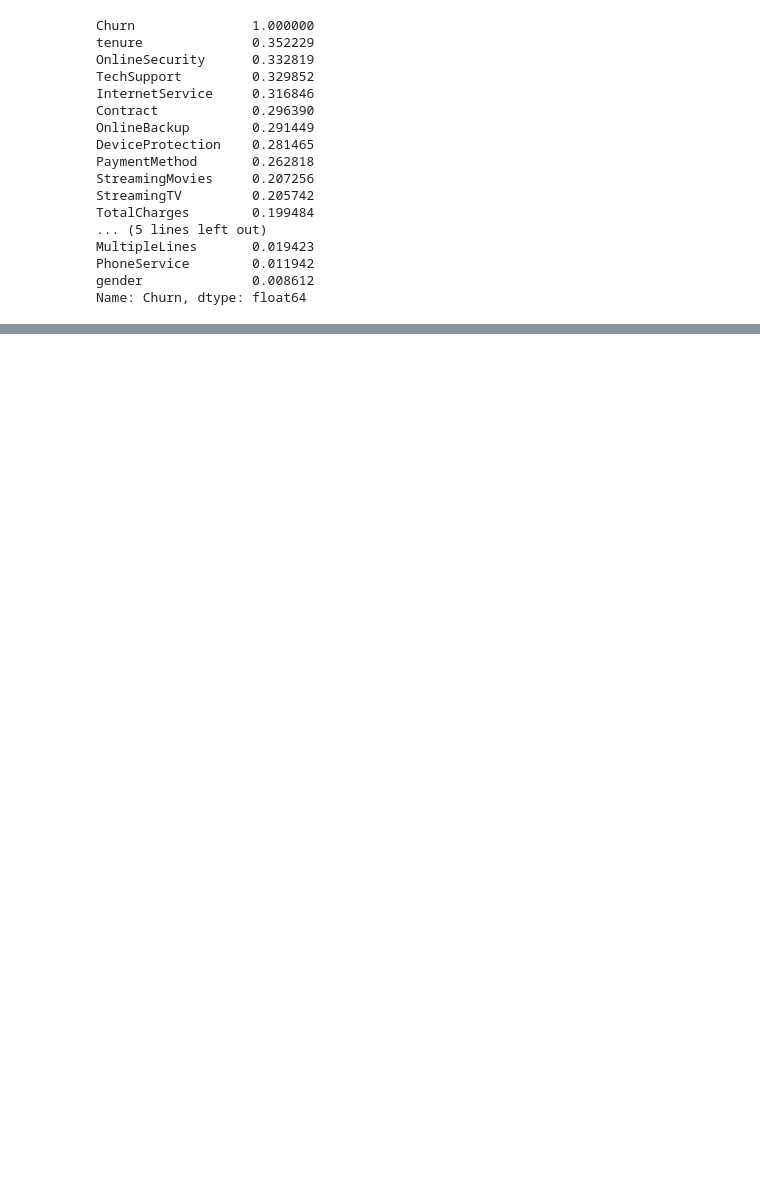
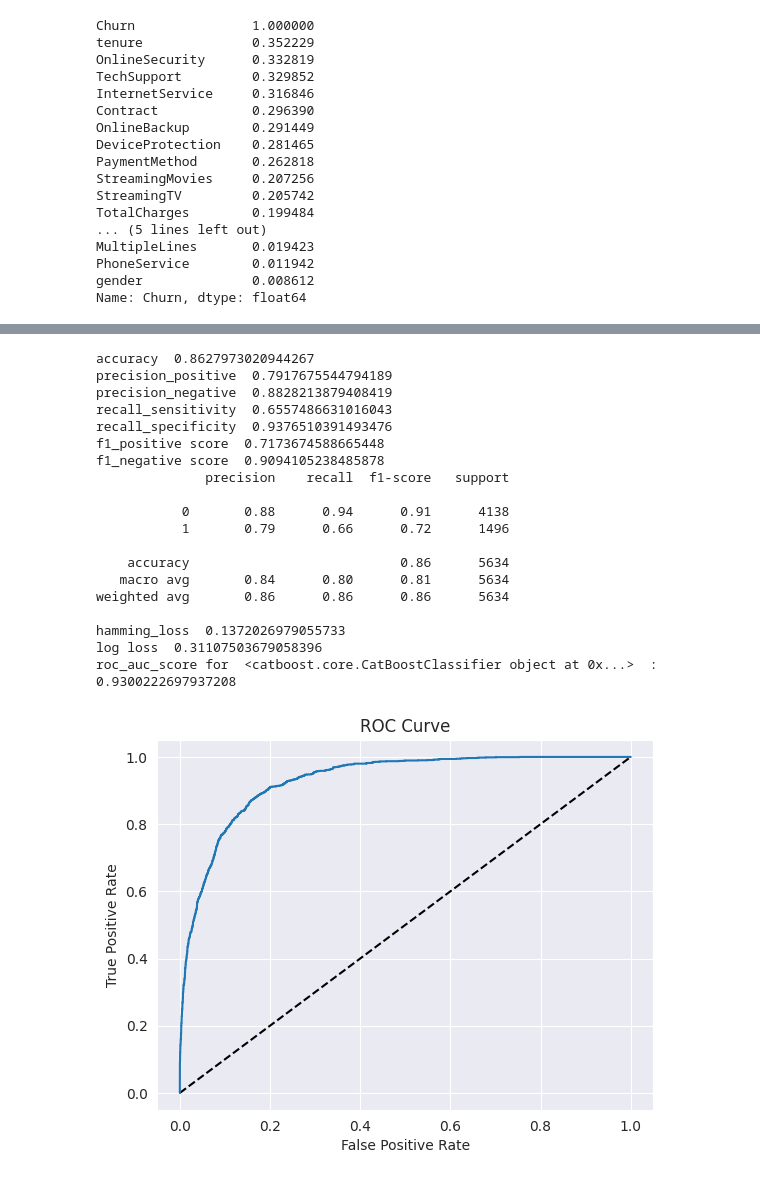
Before and after one commit to AnitaTasnim/Mentorness-ML-internship, a Jupyter notebook: customer_churn.ipynb, the cells around one changed output, grey strips where cells are left out. Cells and saved outputs as stored; diff of their text form; code cells hidden in the pictures; blank space fills up the shorter version.

```diff
--- a/customer_churn.ipynb
+++ b/customer_churn.ipynb
@@ -957,0 +807,2 @@ Feature importance scores are not available for this model.
+# %%
+X = df.drop(['Churn'], axis=1)
@@ -957,0 +822,9 @@ Feature importance scores are not available for this model.
+# %%
+from sklearn.model_selection import train_test_split
+#Let’s split X and y using Train test split
+X_train,X_test,y_train,y_test = train_test_split(X, y,random_state=42,train_size=0.8)
+#get shape of train and test data
+print("train size X : ",X_train.shape)
+print("train size y : ",y_train.shape)
+print("test size X : ",X_test.shape)
+print("test size y : ",y_test.shape)
@@ -957,0 +836,13 @@ Feature importance scores are not available for this model.
+# %%
+#Feature scaling
+from sklearn.preprocessing import StandardScaler
+scale=StandardScaler()
+
+X_train = scale.fit_transform(X_train)
+X_test = scale.transform(X_test)
+
+X_train = pd.DataFrame(X_train)
+X_test = pd.DataFrame(X_test)
+
+X_train.columns = X.columns
+X_test.columns = X.columns
@@ -957,0 +1097,5 @@ Feature importance scores are not available for this model.
+# %%
+model_CBC = ctb.CatBoostClassifier()
+model_CBC.fit(X_train, y_train)
+#class_weight={0:0.6,1:0.3}
+print(model_CBC)
@@ -957,0 +1123,24 @@ Feature importance scores are not available for this model.
+# %%
+predicted_y_train = model_CBC.predict(X_train)
+score_generate_train(X_train, y_train, predicted_y_train,model_CBC)
+# %% [output]
+accuracy  0.8627973020944267
+precision_positive  0.7917675544794189
+precision_negative  0.8828213879408419
+recall_sensitivity  0.6557486631016043
+recall_specificity  0.9376510391493476
+f1_positive score  0.7173674588665448
+f1_negative score  0.9094105238485878
+              precision    recall  f1-score   support
+
+           0       0.88      0.94      0.91      4138
+           1       0.79      0.66      0.72      1496
+
+    accuracy                           0.86      5634
+   macro avg       0.84      0.80      0.81      5634
+weighted avg       0.86      0.86      0.86      5634
+
+hamming_loss  0.1372026979055733
+log loss  0.31107503679058396
+roc_auc_score for  <catboost.core.CatBoostClassifier object at 0x...>  :  0.9300222697937208
+[figure, added]
```
Also changed, not shown: parts of 120 cells of this notebook.
